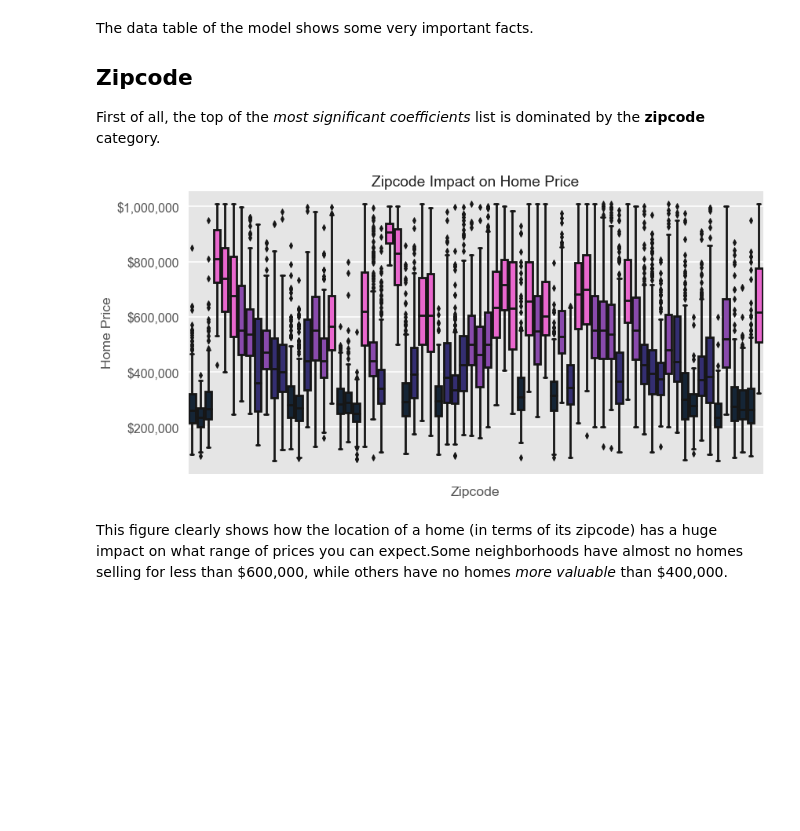
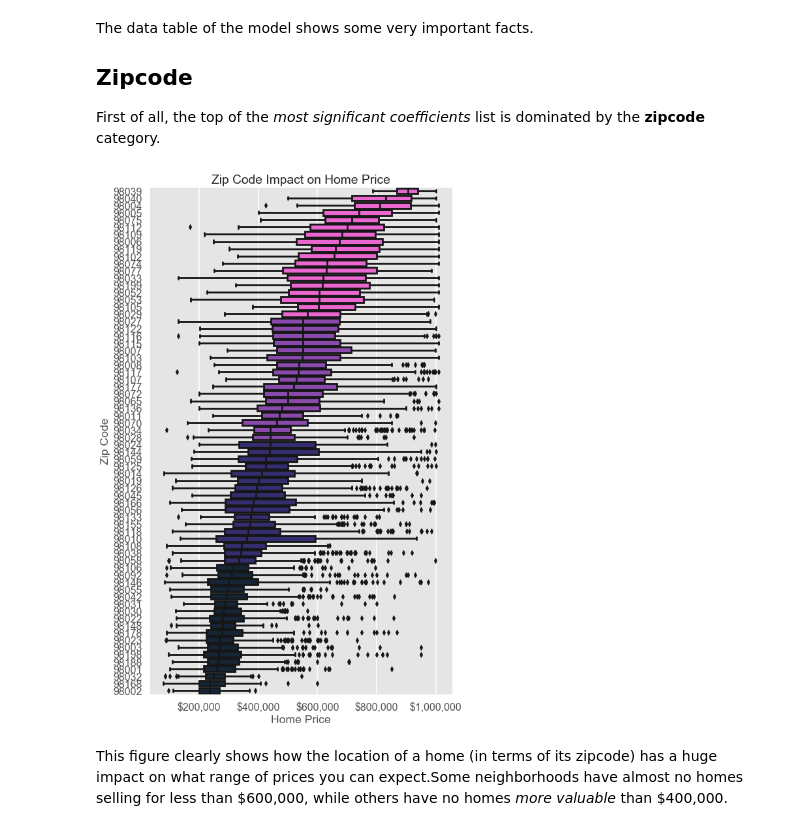
Before and after one commit to cwf231/dsc-mod-2-project-v2-1-onl01-dtsc-pt-041320, a Jupyter notebook: student.ipynb, the cells around one changed output. Cells and saved outputs as stored; diff of their text form; code cells hidden in the pictures; blank space fills up the shorter version.

```diff
--- a/student.ipynb
+++ b/student.ipynb
@@ -190,8 +189,10 @@ def stepwise_selection(target_data,
         target_data: a dataframe of the dependent variable.
         variable_data: a dataframe of the independent variables.
         included_lst: a list of columns to begin with in the model.
-        threshold_in: the pvalue of the relationship required to include the dependent variable.
-        threshold_out: the pvalue of the relationship required to remove the dependent variable.
+        threshold_in: the pvalue of the relationship required
+                      to include the dependent variable.
+        threshold_out: the pvalue of the relationship
+                       required to remove the dependent variable.
     Out:
         an list of variables that are impactful to the model.
     """
@@ -244,6 +245,17 @@ def stepwise_selection(target_data,
             changed = True
         if not changed:
             return included_lst
+
+
+def apply_price_formatter(ax, yaxis=True):
+    """
+    Applies price formatter to given ax.
+    If yaxis is set to False, the x-axis will be formatted instead.
+    """
+    if yaxis:
+        ax.yaxis.set_major_formatter(ticker.StrMethodFormatter('${x:,.0f}'))
+    else:
+        ax.xaxis.set_major_formatter(ticker.StrMethodFormatter('${x:,.0f}'))
 # %% [markdown]
 # Data Processing & Model 1
 # %% [markdown]
@@ -441,11 +455,13 @@ df_raw['sqft_basement'] = df_raw['sqft_basement'].replace('?', np.nan)
 # %% [markdown]
 And now we figure out what we're dealing with in terms of `id`.
 # %%
-# Find homes with duplicated id column.
+## Find homes with duplicated id column.
 
 # Get a set of ids where the value_count is more than 1.
+val_counts = df_raw['id'].value_counts()
+
 duplicate_ids = set(
-    df_raw['id'].value_counts()[df_raw['id'].value_counts() > 1].index
+    val_counts[val_counts > 1].index
     )
 
 # Get the indexes of rows whose id is in duplicated_ids.
@@ -2439,24 +2625,26 @@ The data table of the model shows some very important facts.
 First of all, the top of the *most significant coefficients* list is dominated by the **zipcode** category.
 # %%
 # Plot the effect of zipcode on home price.
-fig, ax = plt.subplots(figsize=(12,6))
+fig, ax = plt.subplots(figsize=(8,12))
 
-median_price = preprocessed.groupby('zipcode')['price'].median()
+median_price = preprocessed.groupby('zipcode')['price'].median().sort_values(ascending=False)
 
 q1, q2, q3 = [median_price.quantile(x) for x in (0.25, 0.5, 0.75)]
-colors = {zipcode: '#10253B' if mean_price[zipcode]<=q1
-          else '#2B237C' if mean_price[zipcode]<=q2
-          else '#8E39BD' if mean_price[zipcode]<=q3
+colors = {zipcode: '#10253B' if median_price[zipcode]<=q1
+          else '#2B237C' if median_price[zipcode]<=q2
+          else '#8E39BD' if median_price[zipcode]<=q3
           else '#FF51DB' for zipcode in preprocessed['zipcode'].values}
 
-sns.boxplot(x='zipcode', y='price', data=preprocessed, palette=colors, ax=ax)
-ax.yaxis.set_major_formatter(ticker.StrMethodFormatter('${x:,.0f}'))
-ax.set(title='Zipcode Impact on Home Price',
-       xlabel='Zipcode', ylabel='Home Price')
-ax.set_xticklabels([])
+sns.boxplot(x='price', y='zipcode', orient='h',
+            data=preprocessed, palette=colors, ax=ax,
+            order=median_price.index)
+
+apply_price_formatter(ax, yaxis=False)
+ax.set(title='Zip Code Impact on Home Price',
+       xlabel='Home Price', ylabel='Zip Code')
 
 fig.tight_layout()
 # %% [output]
-[figure, old version]
+[figure, new version]
 # %% [markdown]
 This figure clearly shows how the location of a home (in terms of its zipcode) has a huge impact on what range of prices you can expect.Some neighborhoods have almost no homes selling for less than \$600,000, while others have no homes *more valuable* than \$400,000.
```
Also changed, not shown: parts of 44 cells of this notebook, 31 other files.
